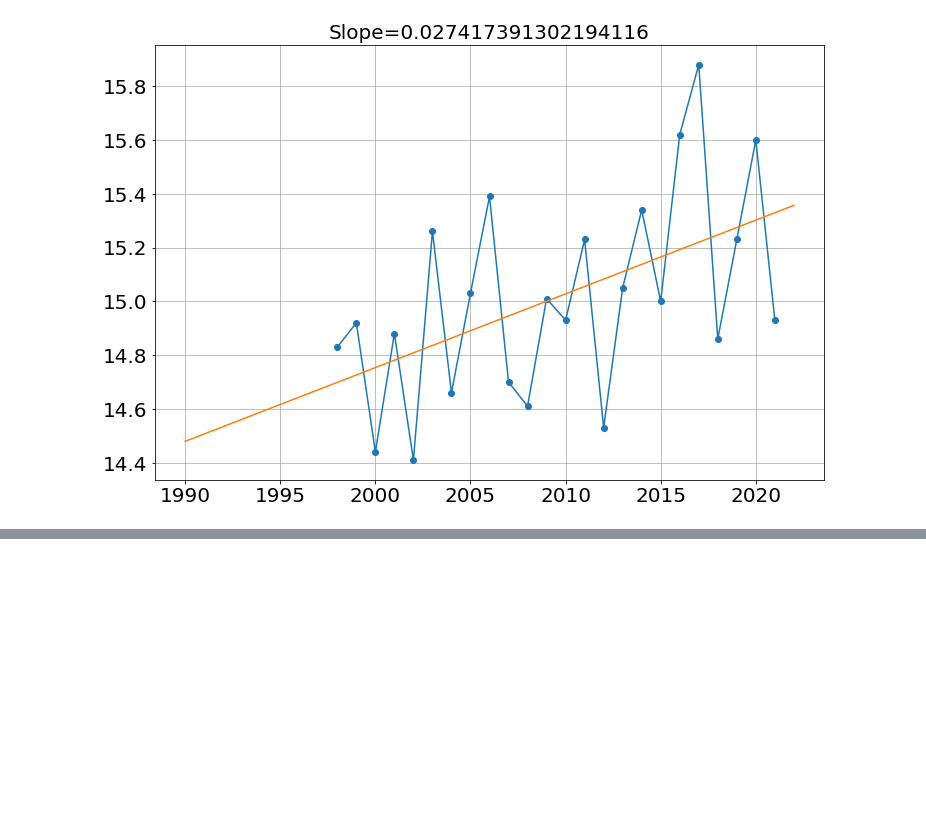
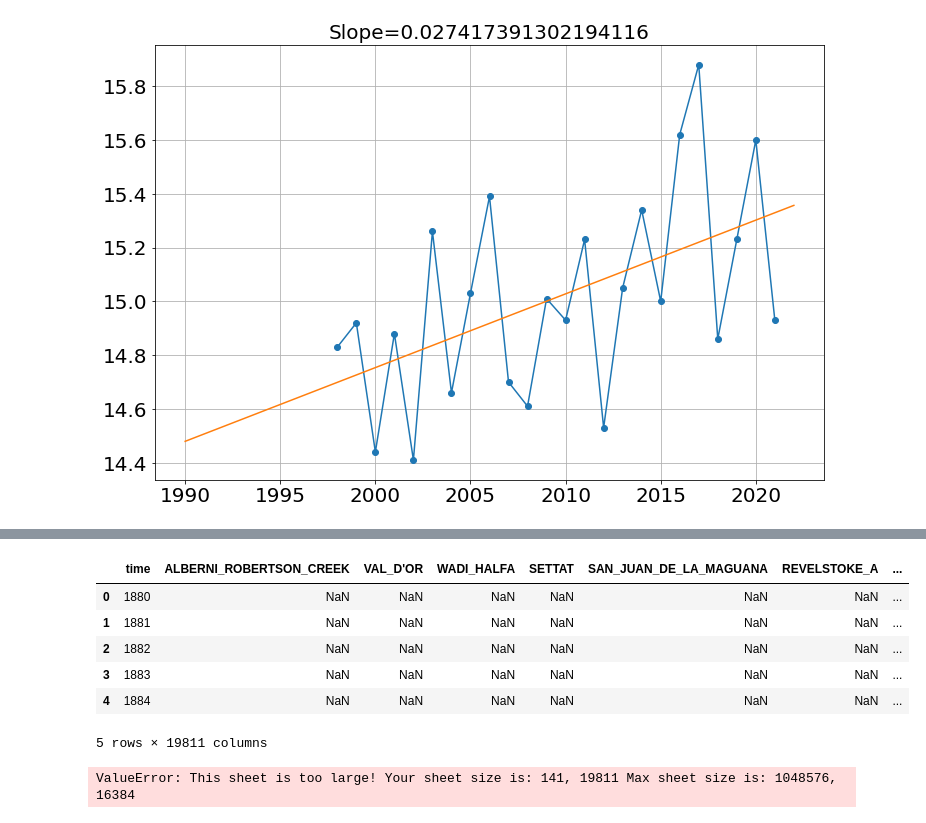
Before and after one commit to bblais/Computer-Programming-for-the-Sciences-Spring-2022, a Jupyter notebook: Sprint #3 - Parameter Fitting and Scientific Questions/2022-03-29 - Intro to Crichton Problem.ipynb, the cells around one changed output, grey strips where cells are left out. Cells and saved outputs as stored; diff of their text form; code cells hidden in the pictures; blank space fills up the shorter version.

```diff
--- a/Sprint #3 - Parameter Fitting and Scientific Questions/2022-03-29 - Intro to Crichton Problem.ipynb
+++ b/Sprint #3 - Parameter Fitting and Scientific Questions/2022-03-29 - Intro to Crichton Problem.ipynb
@@ -88,0 +99,16 @@ Text(0.5, 1.0, 'Slope=0.027417391302194116')
+# %%
+data=pd.read_csv('data/crichton/time series data pandas.csv.zip')
+# %%
+data.head()
+# %% [output]
+|  | time | ALBERNI_ROBERTSON_CREEK | VAL_D'OR | WADI_HALFA | SETTAT | SAN_JUAN_DE_LA_MAGUANA | REVELSTOKE_A | ... |
+| 0 | 1880 | NaN | NaN | NaN | NaN | NaN | NaN | ... |
+| 1 | 1881 | NaN | NaN | NaN | NaN | NaN | NaN | ... |
+| 2 | 1882 | NaN | NaN | NaN | NaN | NaN | NaN | ... |
+| 3 | 1883 | NaN | NaN | NaN | NaN | NaN | NaN | ... |
+| 4 | 1884 | NaN | NaN | NaN | NaN | NaN | NaN | ... |
+5 rows × 19811 columns
+# %%
+data.to_excel('blah.xlsx')
+# %% [output]
+ValueError: This sheet is too large! Your sheet size is: 141, 19811 Max sheet size is: 1048576, 16384
```
Also changed, not shown: parts of 1 cell of this notebook, 1 other file.
